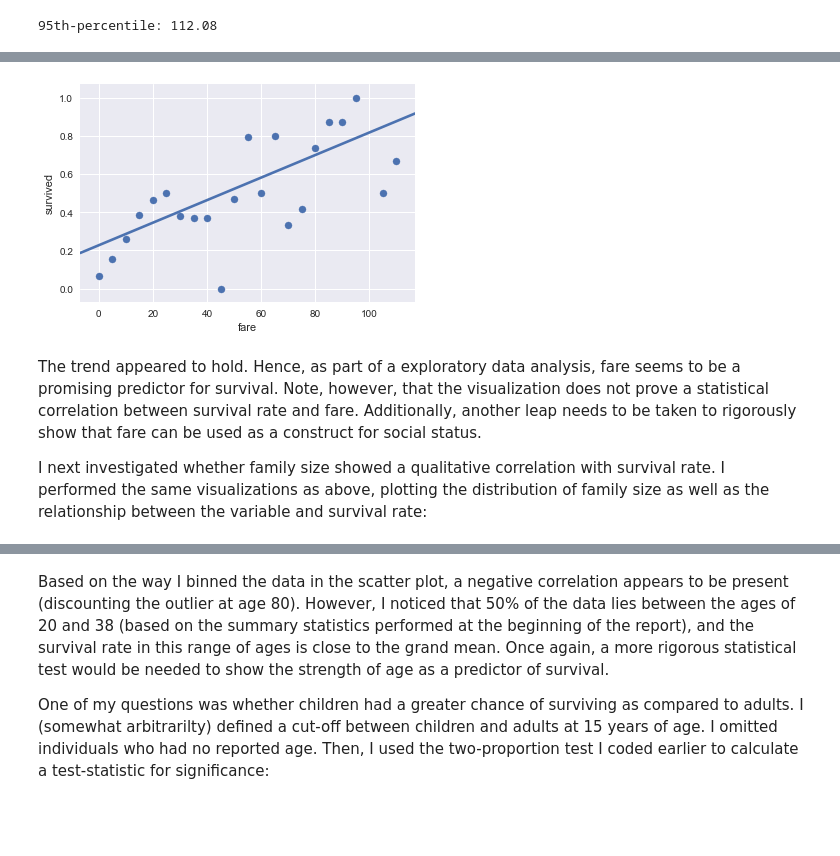
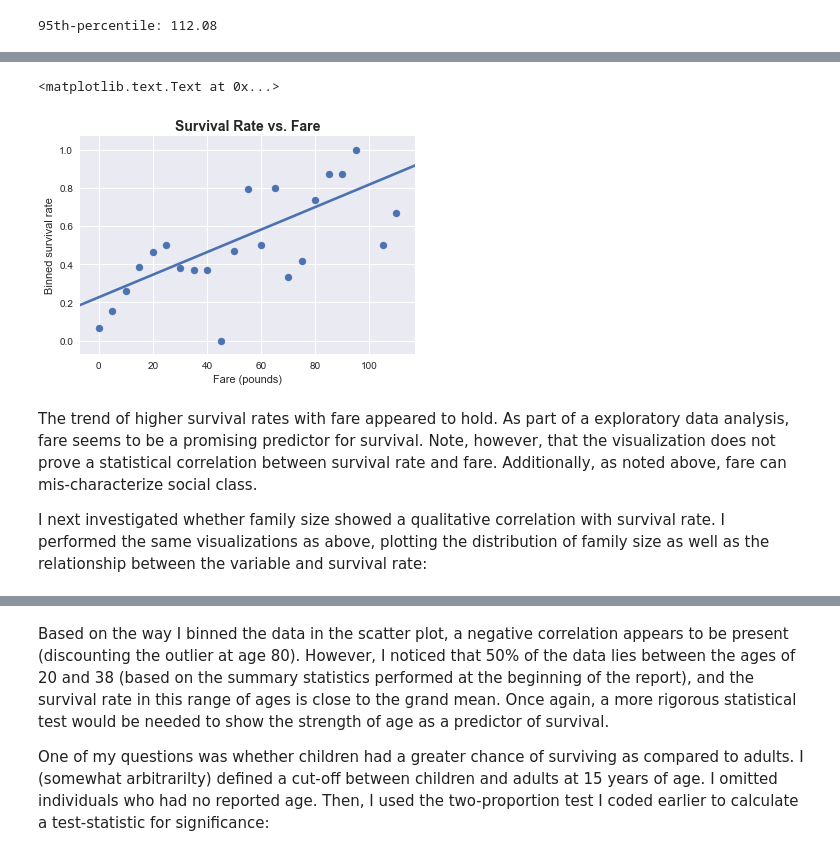
Before and after one commit to joshtice/Titanic_project, a Jupyter notebook: Titanic.ipynb, the cells around one changed output, grey strips where cells are left out. Drawn from its saved outputs; the diff is of its cells as text; code cells hidden in the pictures; blank space fills up the shorter version.

```diff
--- a/Titanic.ipynb
+++ b/Titanic.ipynb
@@ -305,8 +380,12 @@ g = sns.distplot(df.fare, bins=range(0, 115, 5), kde=False)
 # %%
-g = sns.regplot(x='fare', y='survived', data=df[df.fare <= 112], x_bins=range(0, 115, 5), ci=False)
+sns.regplot(x='fare', y='survived', data=df[df.fare <= 112], x_bins=range(0, 115, 5), ci=False)
+plt.title('Survival Rate vs. Fare', fontsize=14, fontweight='bold')
+plt.xlabel('Fare (pounds)')
+plt.ylabel('Binned survival rate')
 # %% [output]
+<matplotlib.text.Text at 0x...>
-[figure, old version]
+[figure, new version]
 # %% [markdown]
-The trend appeared to hold. Hence, as part of a exploratory data analysis, fare seems to be a promising predictor for survival. Note, however, that the visualization does not prove a statistical correlation between survival rate and fare. Additionally, another leap needs to be taken to rigorously show that fare can be used as a construct for social status.
+The trend of higher survival rates with fare appeared to hold. As part of a exploratory data analysis, fare seems to be a promising predictor for survival. Note, however, that the visualization does not prove a statistical correlation between survival rate and fare. Additionally, as noted above, fare can mis-characterize social class.
 
 I next investigated whether family size showed a qualitative correlation with survival rate. I performed the same visualizations as above, plotting the distribution of family size as well as the relationship between the variable and survival rate:
```
Also changed, not shown: parts of 35 cells of this notebook, 1 other file.
